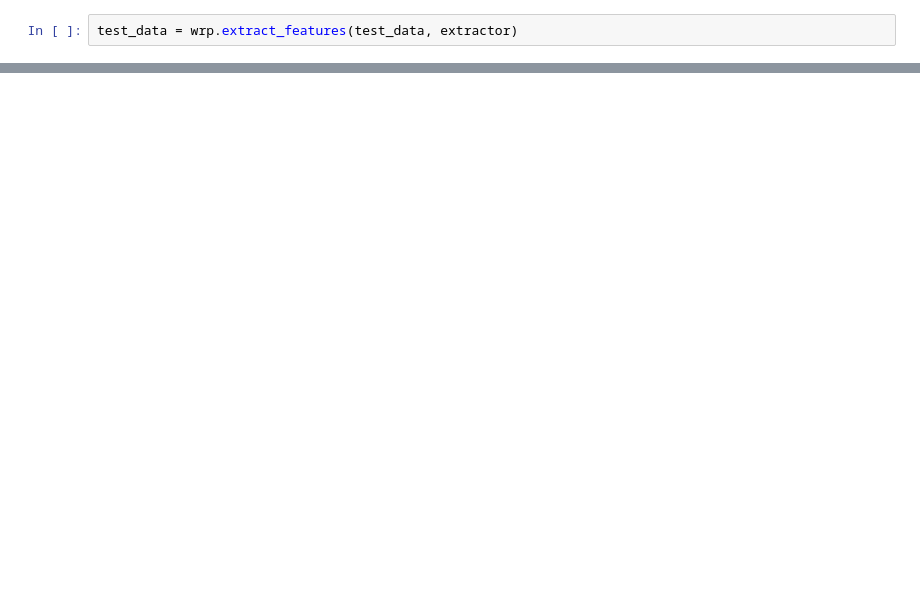
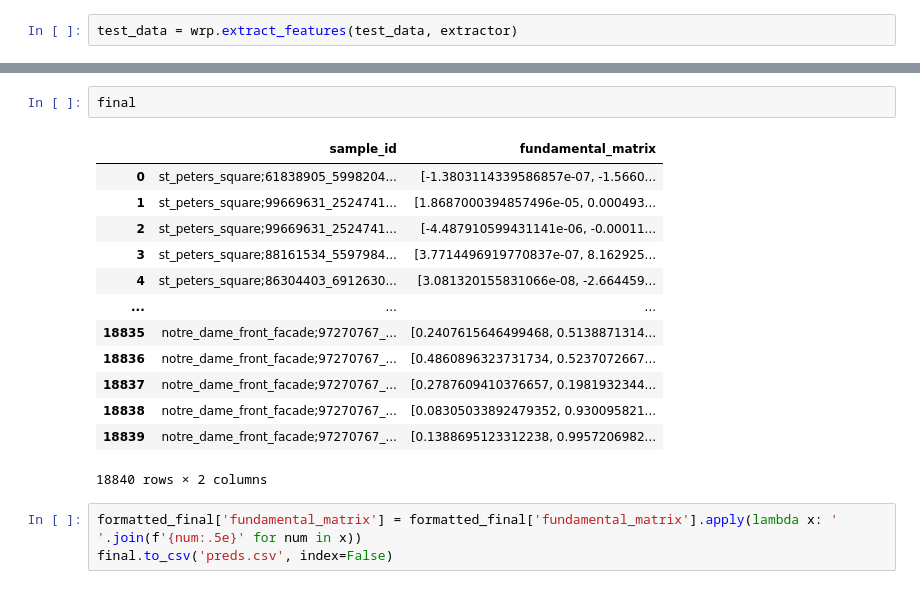
Before and after one commit to BigBabik/cv-final, a Jupyter notebook: testing.ipynb, the cells around one changed output, grey strips where cells are left out. Cells and saved outputs as stored; diff of their text form; blank space fills up the shorter version.

Commit message:
fixed format for uploading to kaggle

```diff
--- a/testing.ipynb
+++ b/testing.ipynb
@@ -217,0 +251,19 @@ test_data.test_samples
+# %%
+final
+# %% [output]
+|  | sample_id | fundamental_matrix |
+| 0 | st_peters_square;61838905_5998204... | [-1.3803114339586857e-07, -1.5660... |
+| 1 | st_peters_square;99669631_2524741... | [1.8687000394857496e-05, 0.000493... |
+| 2 | st_peters_square;99669631_2524741... | [-4.487910599431141e-06, -0.00011... |
+| 3 | st_peters_square;88161534_5597984... | [3.7714496919770837e-07, 8.162925... |
+| 4 | st_peters_square;86304403_6912630... | [3.081320155831066e-08, -2.664459... |
+| ... | ... | ... |
+| 18835 | notre_dame_front_facade;97270767_... | [0.2407615646499468, 0.5138871314... |
+| 18836 | notre_dame_front_facade;97270767_... | [0.4860896323731734, 0.5237072667... |
+| 18837 | notre_dame_front_facade;97270767_... | [0.2787609410376657, 0.1981932344... |
+| 18838 | notre_dame_front_facade;97270767_... | [0.08305033892479352, 0.930095821... |
+| 18839 | notre_dame_front_facade;97270767_... | [0.1388695123312238, 0.9957206982... |
+18840 rows × 2 columns
+# %%
+formatted_final['fundamental_matrix'] = formatted_final['fundamental_matrix'].apply(lambda x: ' '.join(f'{num:.5e}' for num in x))
+final.to_csv('preds.csv', index=False)
```
Also changed, not shown: parts of 16 cells of this notebook.
